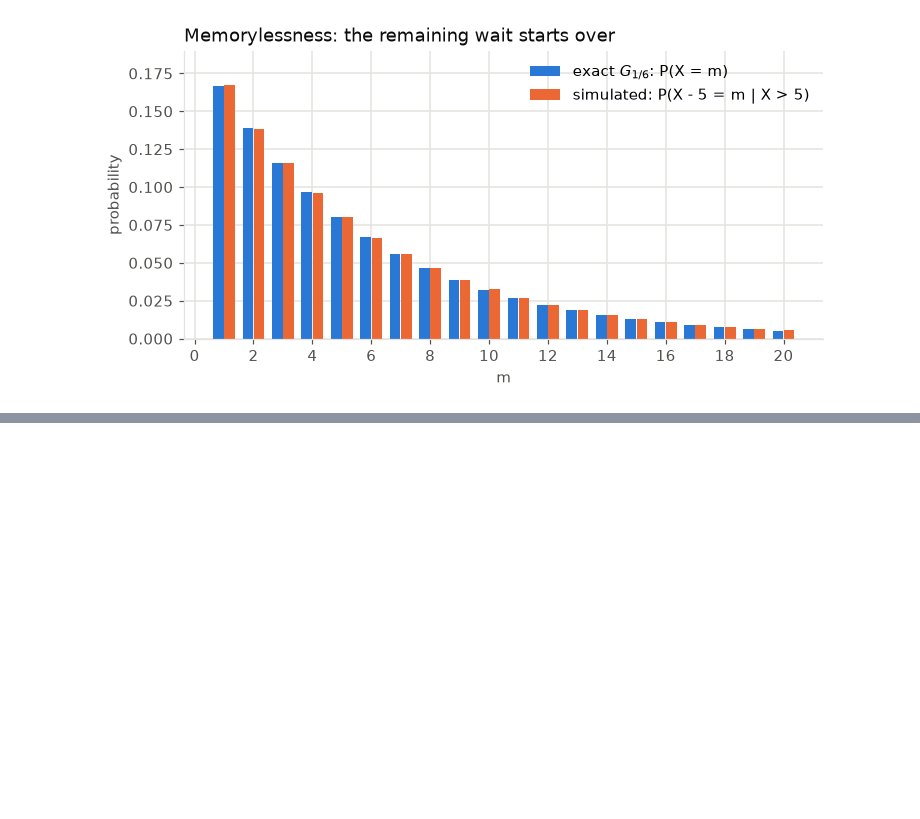
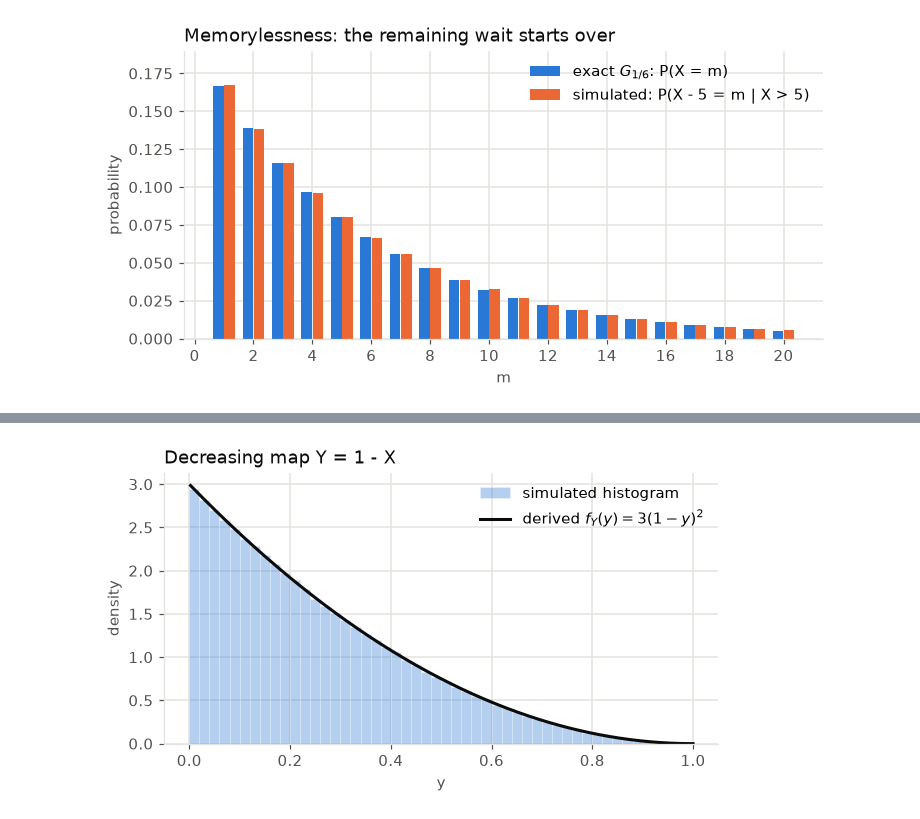
Before and after one commit to aldair-ai/probability-statistics-study-guide, a Jupyter notebook: module-01-probability-review/session-05-distribution-families/notes.ipynb, the cells around one changed output, grey strips where cells are left out. Saved outputs shown, nothing was run; the diff lists cells and outputs as text; code cells hidden in the pictures; blank space fills up the shorter version.

```diff
--- a/module-01-probability-review/session-05-distribution-families/notes.ipynb
+++ b/module-01-probability-review/session-05-distribution-families/notes.ipynb
@@ -614,0 +672,16 @@ P(X = n + m | X > n) = P(X = m) exactly for every n, m tried
+# %%
+f_X = lambda x: 3 * x ** 2 if 0 < x <= 1 else 0.0
+F_X = lambda x: 0.0 if x <= 0 else (x ** 3 if x <= 1 else 1.0)
+
+print(f"integral of f_X over (0, 1]: {quad(f_X, 0, 1)[0]:.12f}")
+for x in [0.25, 0.5, 0.9]:
+    h = 1e-6
+    slope = (F_X(x + h) - F_X(x - h)) / (2 * h)
+    print(f"x = {x}: F(x) = x^3 = {F_X(x):.6f}, area up to x = {quad(f_X, 0, x)[0]:.6f};  "
+          f"F'(x) = {slope:.4f}, f(x) = {f_X(x):.4f}")
+show("P(1/2 < X <= 1) = 1 - (1/2)^3", 1 - Fraction(1, 2) ** 3)
+print(f"f(1) = {f_X(1)}, yet P(0.99 < X <= 1) = {F_X(1) - F_X(0.99):.6f}, close to f(1) x 0.01 = 0.03")
+
+U = rng.random(1_000_000)
+Xc = U ** (1 / 3)
+print(f"simulated P(1/2 < X <= 1) = {np.mean(Xc > 0.5):.4f};  draws exactly equal to 0.5: {np.sum(Xc == 0.5)}")
@@ -614,0 +815,17 @@ P(X = n + m | X > n) = P(X = m) exactly for every n, m tried
+# %%
+def hist_vs_density(ax, samples, f, lo, hi, label, bins=50):
+    # Histogram of simulated values, scaled to area 1, with the derived density on top.
+    ax.hist(samples, bins=bins, range=(lo, hi), density=True, color=BLUE, alpha=0.35, edgecolor="white", lw=0.5,
+            label="simulated histogram")
+    ys = np.linspace(lo, hi, 400)[1:]
+    ax.plot(ys, f(ys), color=INK, lw=2, label=label)
+
+
+fig, ax = plt.subplots(figsize=(6.5, 3.2))
+hist_vs_density(ax, 1 - Xc, lambda y: 3 * (1 - y) ** 2, 0, 1, "derived $f_Y(y) = 3(1 - y)^2$")
+ax.set(xlabel="y", ylabel="density")
+ax.legend(frameon=False)
+ax.set_title("Decreasing map Y = 1 - X", color=INK, loc="left")
+plt.show()
+# %% [output]
+[figure, added]
```
Also changed, not shown: parts of 16 cells of this notebook.
